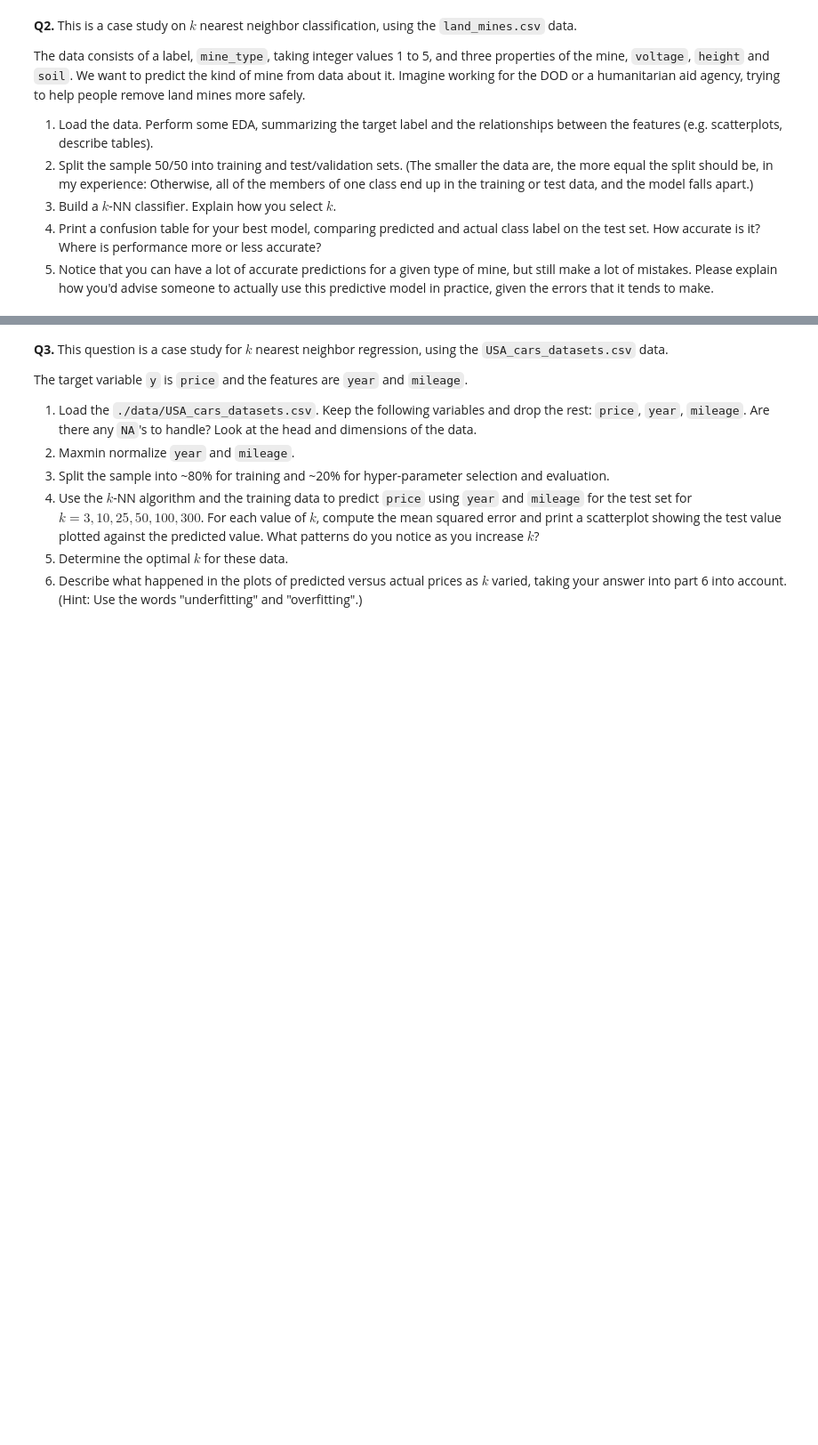
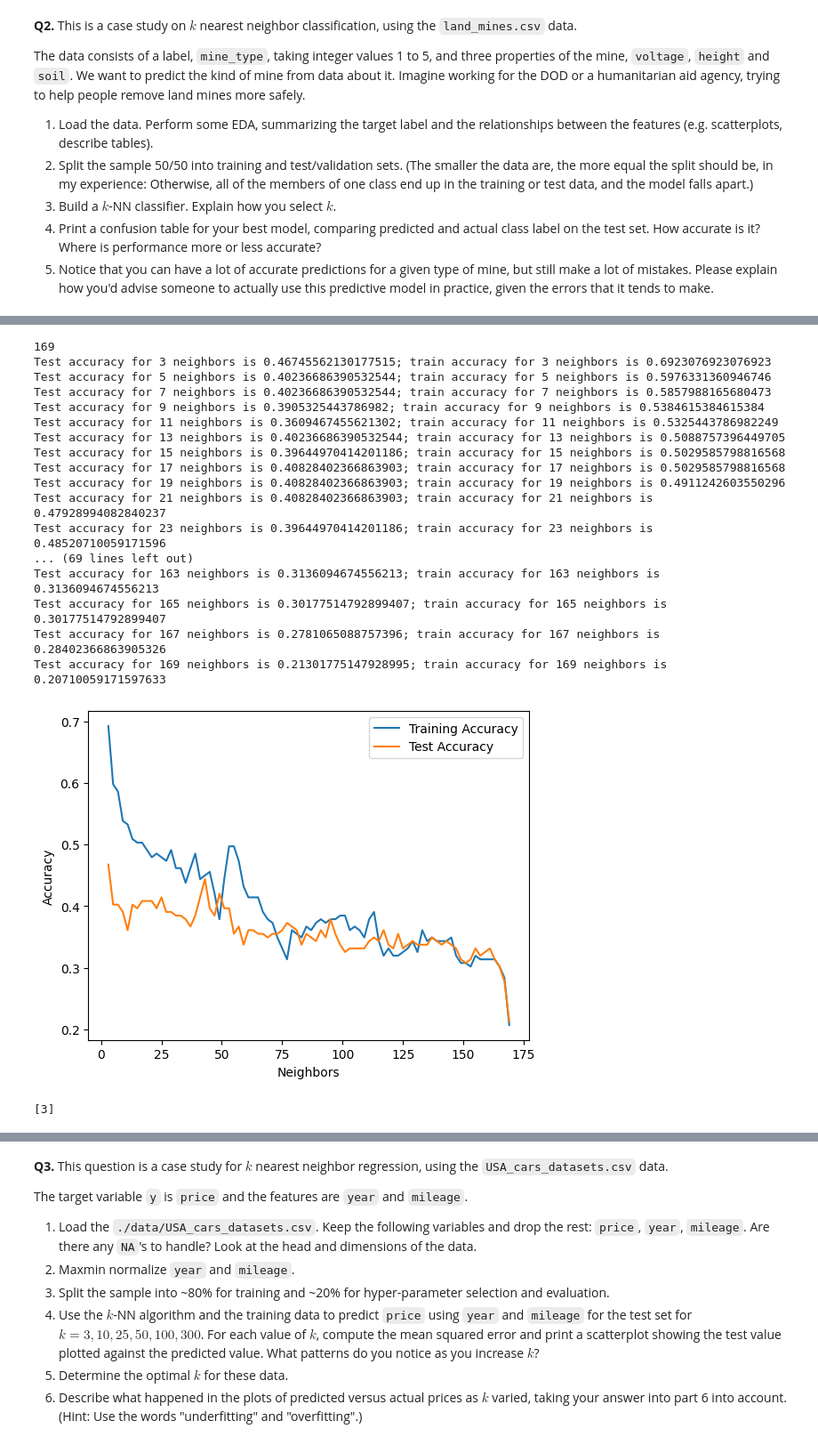
Before and after one commit to arya-rajesh-99/undergrad_ml_assignments, a Jupyter notebook: 02_assignment_knn.ipynb, the cells around one changed output, grey strips where cells are left out. Shown at 89% size. Saved outputs shown, nothing was run; the diff lists cells and outputs as text; code cells hidden in the pictures; blank space fills up the shorter version.

```diff
--- a/02_assignment_knn.ipynb
+++ b/02_assignment_knn.ipynb
@@ -32,0 +69,75 @@ The data consists of a label, `mine_type`, taking integer values 1 to 5, and thr
+# %%
+### Question 2.2
+# Using min max to normalize and 50/50 train test split
+# for mine type represented in both sets.
+
+def MinMaxScaler(x):
+  u = (x-min(x))/(max(x)-min(x))
+  return u
+
+y= landmines_df['mine_type']
+ctrl_list = ['voltage', 'height', 'soil']
+x = landmines_df.loc[:, ctrl_list]
+u= x.apply(MinMaxScaler)
+from sklearn.model_selection import train_test_split
+
+u_train, u_test, y_train, y_test = train_test_split(u,y, test_size=0.5,stratify=y,
+                                                    random_state=100)
+# %%
+### Question 2.3
+from sklearn.neighbors import KNeighborsClassifier
+import matplotlib.pyplot as plt
+print(len(u_train)) #len is 169
+k_grid = np.array([ (2*k+3) for k in range(0,84)])
+test_accuracies = []
+train_accuracies = []
+for k in k_grid:
+    model = KNeighborsClassifier(n_neighbors = k)
+    model = model.fit(u_train,y_train)
+    y_hat = model.predict(u_test)
+    test_acc = model.score(u_test,y_test)
+    train_acc = model.score(u_train,y_train)
+    print( f'Test accuracy for {k} neighbors is {test_acc}; train accuracy for {k} neighbors is {train_acc}')
+    test_accuracies.append(test_acc)
+    train_accuracies.append(train_acc)
+
+sns.lineplot(x=k_grid,y=train_accuracies,label='Training Accuracy').set(xlabel='Neighbors',ylabel='Accuracy')
+sns.lineplot(x=k_grid,y=test_accuracies,label='Test Accuracy')
+plt.show()
+
+is_optimal = test_accuracies == np.max(test_accuracies)
+optimal_indices = np.where(is_optimal)
+k_optimal = k_grid[optimal_indices]
+
+print(k_optimal)
+
+# k value is 3. k was selected by fitting knn classifiers across the k_grid
+# made up of odd values of k. Values of k that are too small overfit
+# training data and the larger values underfit, so the k value given
+#maximizes test accuracy.
+
+k = int(k_optimal[0])
+model = KNeighborsClassifier(n_neighbors = k)
+model = model.fit(u_train,y_train)
+
+y_hat = model.predict(u_test)
+# %% [output]
+169
+Test accuracy for 3 neighbors is 0.46745562130177515; train accuracy for 3 neighbors is 0.6923076923076923
+Test accuracy for 5 neighbors is 0.40236686390532544; train accuracy for 5 neighbors is 0.5976331360946746
+Test accuracy for 7 neighbors is 0.40236686390532544; train accuracy for 7 neighbors is 0.5857988165680473
+Test accuracy for 9 neighbors is 0.3905325443786982; train accuracy for 9 neighbors is 0.5384615384615384
+Test accuracy for 11 neighbors is 0.3609467455621302; train accuracy for 11 neighbors is 0.5325443786982249
+Test accuracy for 13 neighbors is 0.40236686390532544; train accuracy for 13 neighbors is 0.5088757396449705
+Test accuracy for 15 neighbors is 0.39644970414201186; train accuracy for 15 neighbors is 0.5029585798816568
+Test accuracy for 17 neighbors is 0.40828402366863903; train accuracy for 17 neighbors is 0.5029585798816568
+Test accuracy for 19 neighbors is 0.40828402366863903; train accuracy for 19 neighbors is 0.4911242603550296
+Test accuracy for 21 neighbors is 0.40828402366863903; train accuracy for 21 neighbors is 0.47928994082840237
+Test accuracy for 23 neighbors is 0.39644970414201186; train accuracy for 23 neighbors is 0.48520710059171596
+... (69 lines left out)
+Test accuracy for 163 neighbors is 0.3136094674556213; train accuracy for 163 neighbors is 0.3136094674556213
+Test accuracy for 165 neighbors is 0.30177514792899407; train accuracy for 165 neighbors is 0.30177514792899407
+Test accuracy for 167 neighbors is 0.2781065088757396; train accuracy for 167 neighbors is 0.28402366863905326
+Test accuracy for 169 neighbors is 0.21301775147928995; train accuracy for 169 neighbors is 0.20710059171597633
+[figure, added]
+[3]
```
Also changed, not shown: parts of 5 cells of this notebook.
